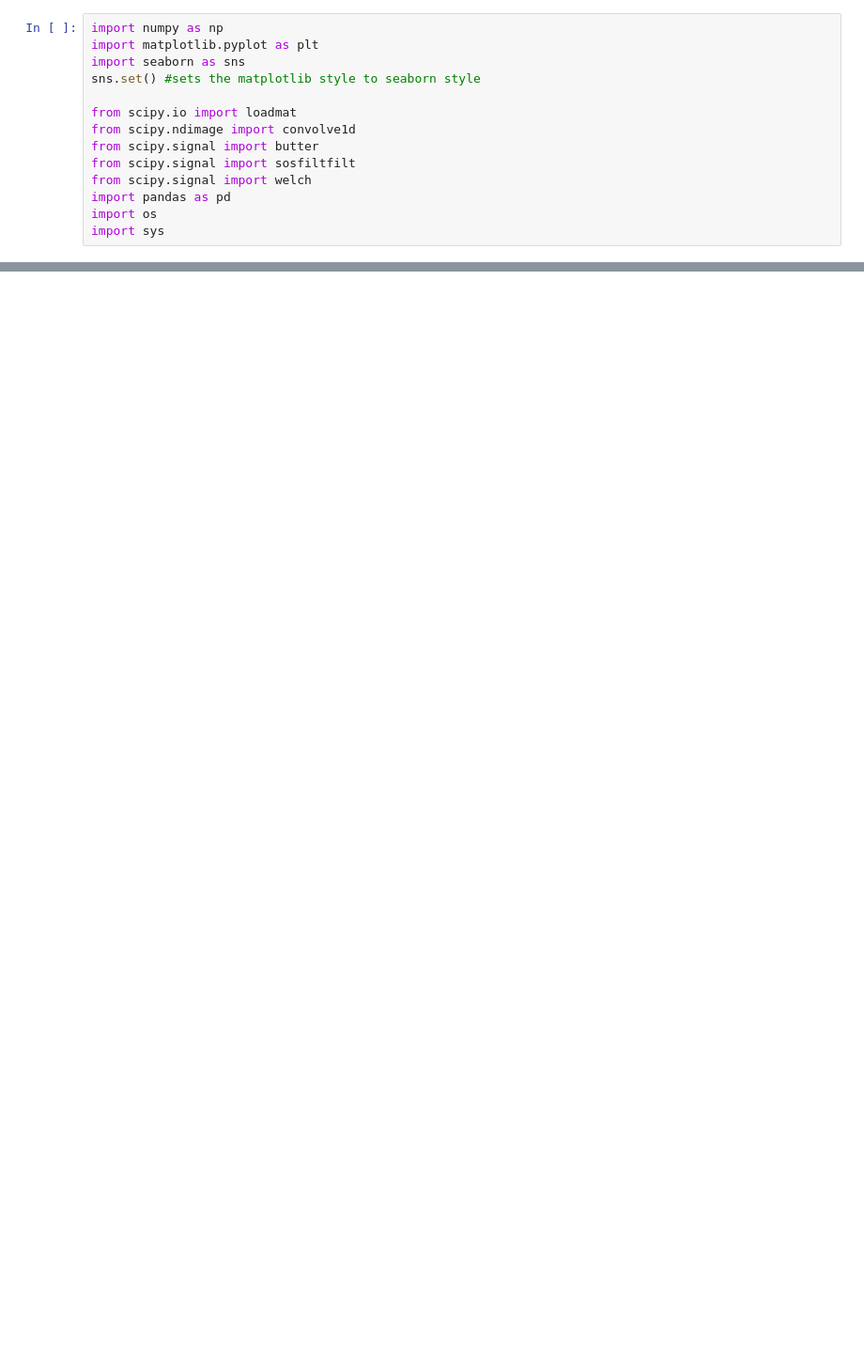
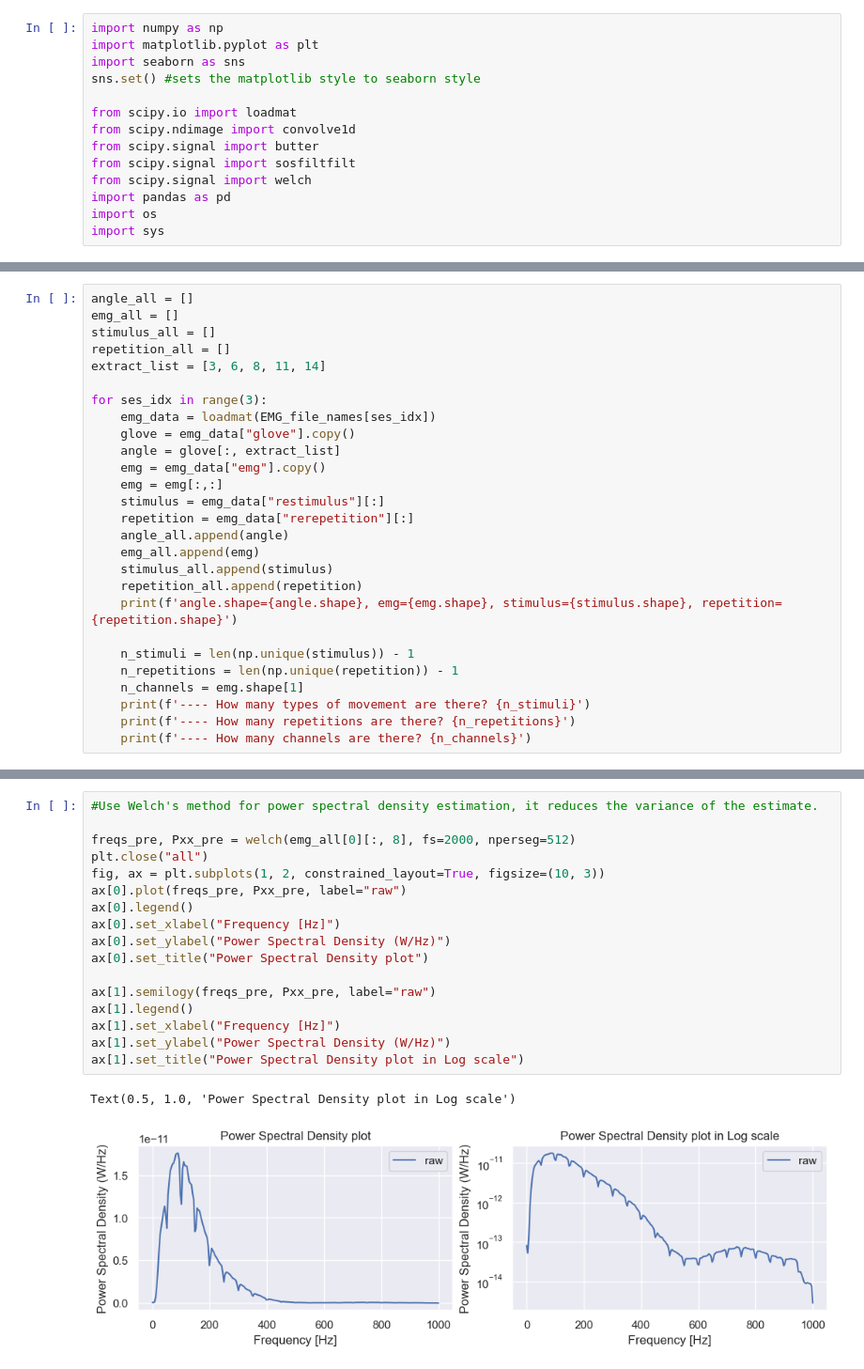
Before and after one commit to YuanshengZhou309/NSSP_Project2, a Jupyter notebook: Miniproject2_Part3.ipynb, the cells around one changed output, grey strips where cells are left out. Shown at 94% size. Drawn from its saved outputs; the diff is of its cells as text; blank space fills up the shorter version.

```diff
--- a/Miniproject2_Part3.ipynb
+++ b/Miniproject2_Part3.ipynb
@@ -431,0 +20,27 @@ To evaluate stability, you can compute performance metrics for each finger angle
+# %%
+angle_all = []
+emg_all = []
+stimulus_all = []
+repetition_all = []
+extract_list = [3, 6, 8, 11, 14]
+
+for ses_idx in range(3):
+    emg_data = loadmat(EMG_file_names[ses_idx])
+    glove = emg_data["glove"].copy()
+    angle = glove[:, extract_list]
+    emg = emg_data["emg"].copy()
+    emg = emg[:,:]
+    stimulus = emg_data["restimulus"][:]
+    repetition = emg_data["rerepetition"][:]
+    angle_all.append(angle)
+    emg_all.append(emg)
+    stimulus_all.append(stimulus)
+    repetition_all.append(repetition)
+    print(f'angle.shape={angle.shape}, emg={emg.shape}, stimulus={stimulus.shape}, repetition={repetition.shape}')
+
+    n_stimuli = len(np.unique(stimulus)) - 1
+    n_repetitions = len(np.unique(repetition)) - 1
+    n_channels = emg.shape[1]
+    print(f'---- How many types of movement are there? {n_stimuli}')
+    print(f'---- How many repetitions are there? {n_repetitions}')
+    print(f'---- How many channels are there? {n_channels}')
@@ -431,0 +60,20 @@ To evaluate stability, you can compute performance metrics for each finger angle
+# %%
+#Use Welch's method for power spectral density estimation, it reduces the variance of the estimate.
+
+freqs_pre, Pxx_pre = welch(emg_all[0][:, 8], fs=2000, nperseg=512)
+plt.close("all")
+fig, ax = plt.subplots(1, 2, constrained_layout=True, figsize=(10, 3))
+ax[0].plot(freqs_pre, Pxx_pre, label="raw")
+ax[0].legend()
+ax[0].set_xlabel("Frequency [Hz]")
+ax[0].set_ylabel("Power Spectral Density (W/Hz)")
+ax[0].set_title("Power Spectral Density plot")
+
+ax[1].semilogy(freqs_pre, Pxx_pre, label="raw")
+ax[1].legend()
+ax[1].set_xlabel("Frequency [Hz]")
+ax[1].set_ylabel("Power Spectral Density (W/Hz)")
+ax[1].set_title("Power Spectral Density plot in Log scale")
+# %% [output]
+Text(0.5, 1.0, 'Power Spectral Density plot in Log scale')
+[figure, added]
```
Also changed, not shown: parts of 44 cells of this notebook, 2 other files.
